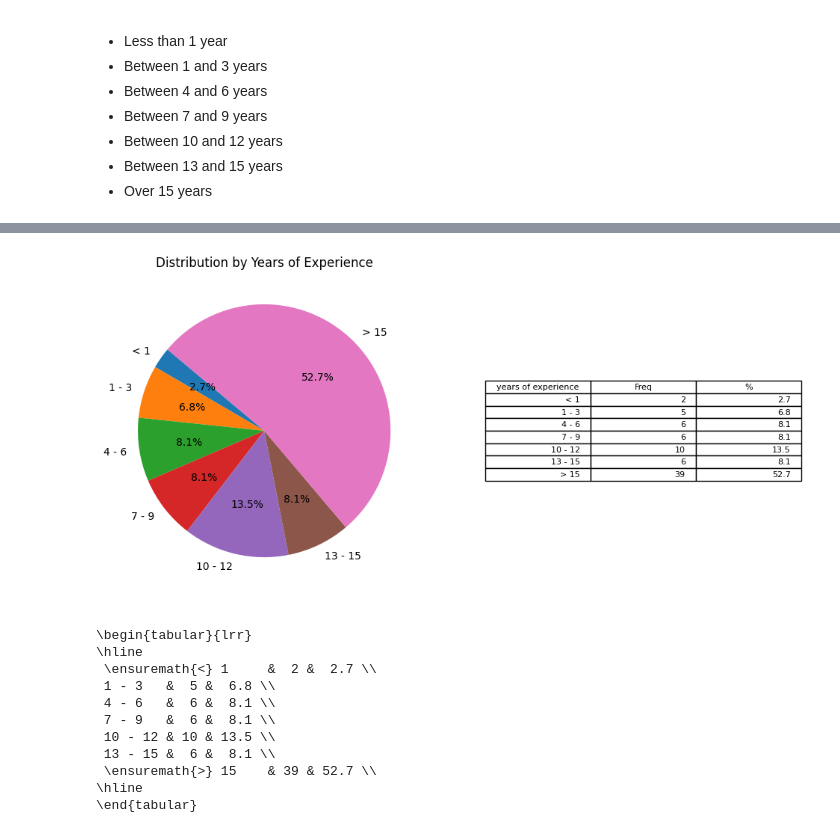
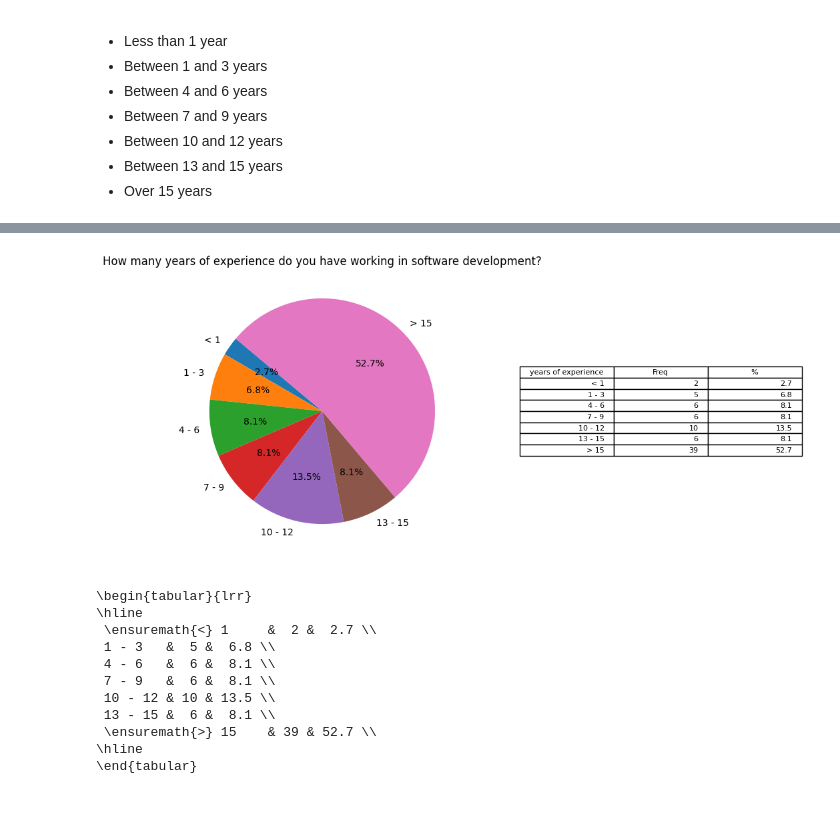
Before and after one commit to fabianumfalco/perception_br_devs_data_privacy_llm, a Jupyter notebook: data_analysis_survey.ipynb, the cells around one changed output, grey strips where cells are left out. Drawn from its saved outputs; the diff is of its cells as text; code cells hidden in the pictures; blank space fills up the shorter version.

```diff
--- a/data_analysis_survey.ipynb
+++ b/data_analysis_survey.ipynb
@@ -759,24 +723,24 @@ experiencia_sts
 # %%
 # DataFrame data from idade_sts
 labels = experiencia_sts['experiencia']
 sizes = experiencia_sts['qtde']
 
 # Creating the pie chart
 fig, (ax1, ax2) = plt.subplots(1, 2, figsize=(12, 6))
 
 # Pie chart
 ax1.pie(sizes, labels=labels, autopct='%1.1f%%', startangle=140)
-ax1.set_title('Distribution by Years of Experience')
+ax1.set_title('How many years of experience do you have working in software development?')
 
 # Table
 table_data = experiencia_sts[['experiencia', 'qtde', 'pct']]
 table_data.rename(columns={"experiencia": "years of experience", "qtde": "Freq", "pct": "%"}, inplace=True)
 ax2.axis('off')  # Hides the borders of the table
 ax2.table(cellText=table_data.values, colLabels=table_data.columns, loc='center')
 
 plt.show()
 # %% [output]
-[figure, old version]
+[figure, new version]
 # %%
 # Creating the LaTeX table using the `tabulate` package
 tabela_latex_q5 = tabulate(experiencia_sts, floatfmt=".1f", tablefmt="latex", showindex="False")
```
Also changed, not shown: parts of 54 cells of this notebook.
